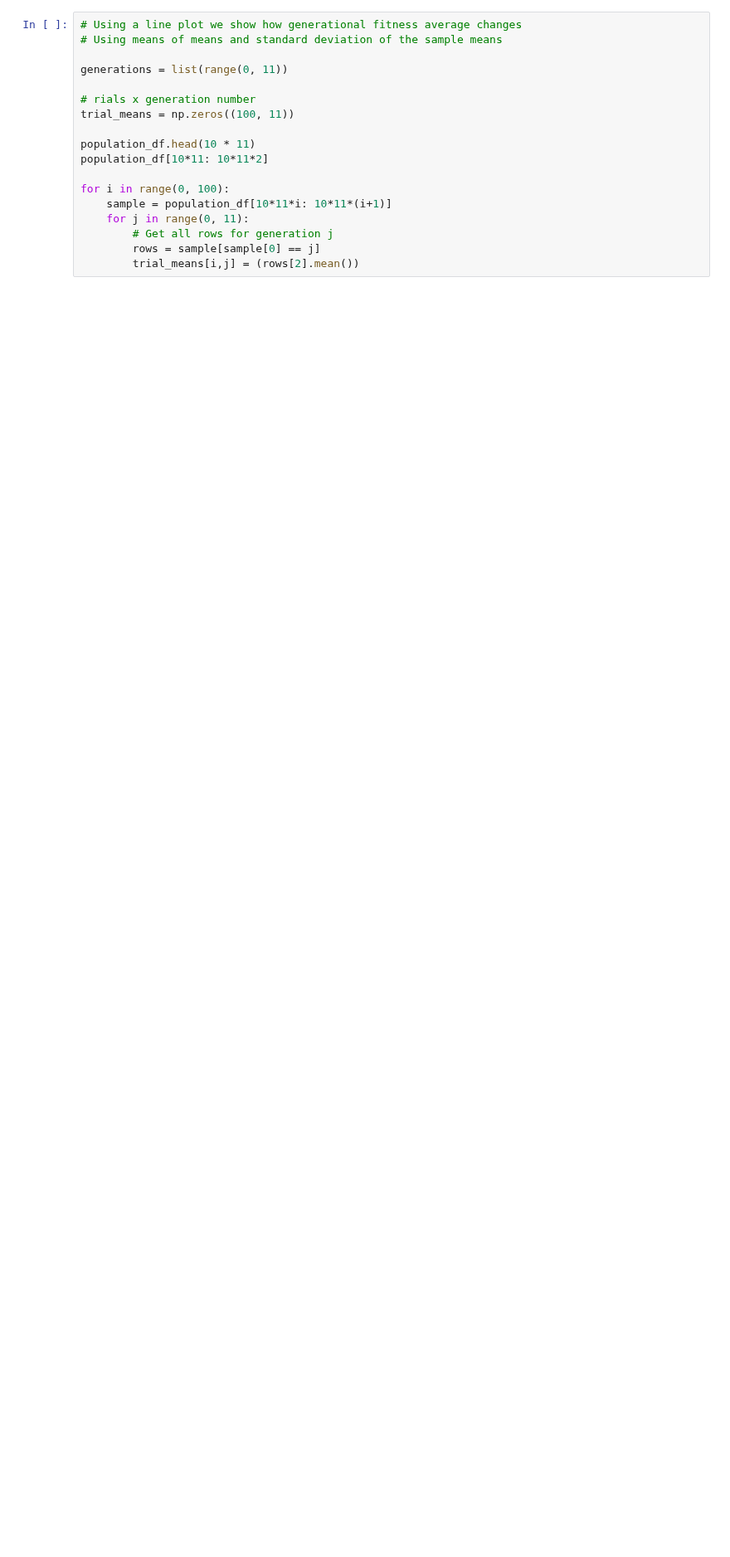
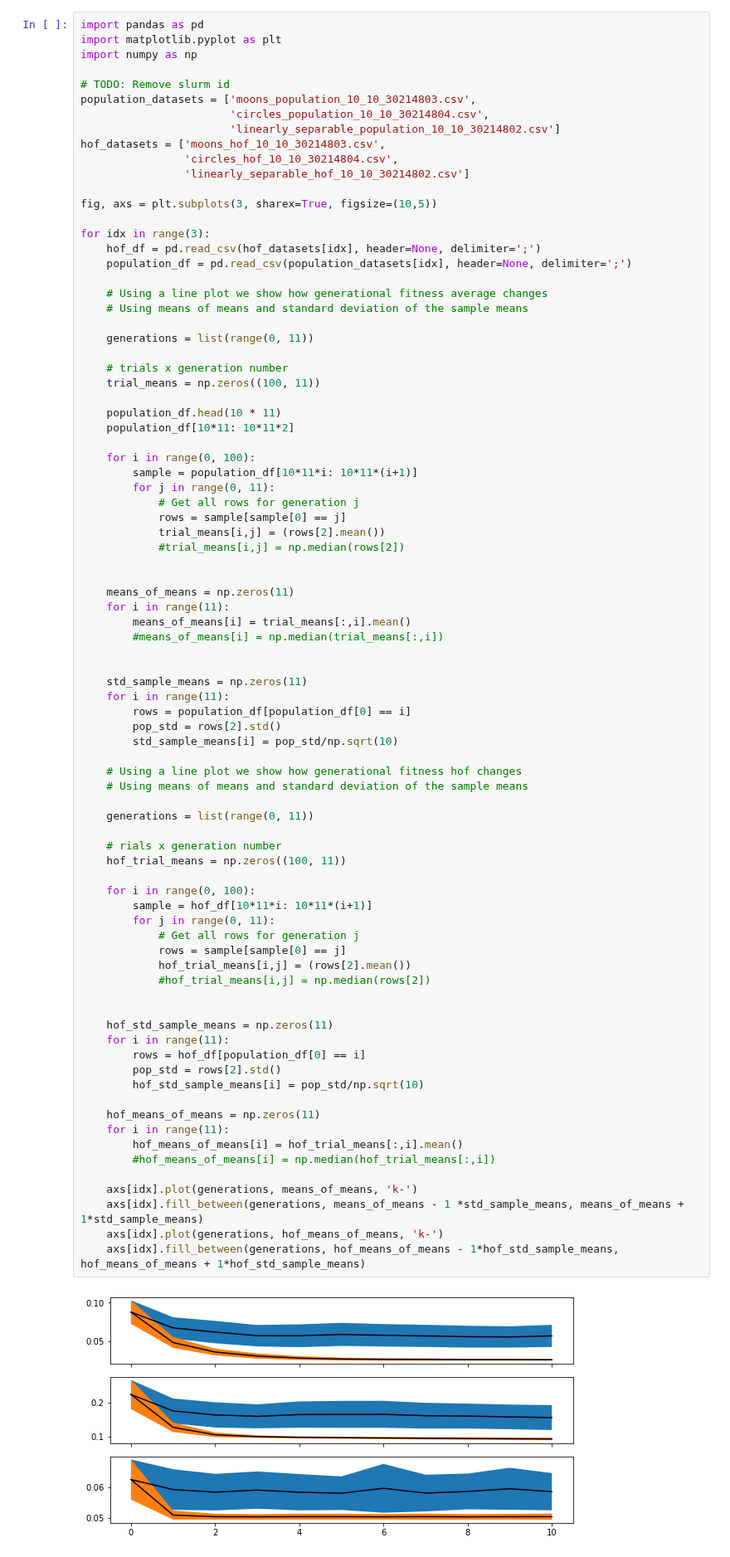
Before and after one commit to see-insight/see-segment, a Jupyter notebook: SEE-Classify Benchmarking.ipynb, the cells around one changed output. Shown at 83% size. Saved outputs shown, nothing was run; the diff lists cells and outputs as text; blank space fills up the shorter version.

```diff
--- a/SEE-Classify Benchmarking.ipynb
+++ b/SEE-Classify Benchmarking.ipynb
@@ -38,18 +41,85 @@ for i in range(11):
 # %%
-# Using a line plot we show how generational fitness average changes
-# Using means of means and standard deviation of the sample means
+import pandas as pd
+import matplotlib.pyplot as plt
+import numpy as np
 
-generations = list(range(0, 11))
+# TODO: Remove slurm id
+population_datasets = ['moons_population_10_10_30214803.csv',
+                       'circles_population_10_10_30214804.csv',
+                       'linearly_separable_population_10_10_30214802.csv']
+hof_datasets = ['moons_hof_10_10_30214803.csv',
+                'circles_hof_10_10_30214804.csv',
+                'linearly_separable_hof_10_10_30214802.csv']
 
-# rials x generation number
-trial_means = np.zeros((100, 11))
+fig, axs = plt.subplots(3, sharex=True, figsize=(10,5))
 
-population_df.head(10 * 11)
-population_df[10*11: 10*11*2]
+for idx in range(3):
+    hof_df = pd.read_csv(hof_datasets[idx], header=None, delimiter=';')
+    population_df = pd.read_csv(population_datasets[idx], header=None, delimiter=';')
 
-for i in range(0, 100):
-    sample = population_df[10*11*i: 10*11*(i+1)]
-    for j in range(0, 11):
-        # Get all rows for generation j
-        rows = sample[sample[0] == j]
-        trial_means[i,j] = (rows[2].mean())
+    # Using a line plot we show how generational fitness average changes
+    # Using means of means and standard deviation of the sample means
+
+    generations = list(range(0, 11))
+
+    # trials x generation number
+    trial_means = np.zeros((100, 11))
+
+    population_df.head(10 * 11)
+    population_df[10*11: 10*11*2]
+
+    for i in range(0, 100):
+        sample = population_df[10*11*i: 10*11*(i+1)]
+        for j in range(0, 11):
+            # Get all rows for generation j
+            rows = sample[sample[0] == j]
+            trial_means[i,j] = (rows[2].mean())
+            #trial_means[i,j] = np.median(rows[2])
+
+
+    means_of_means = np.zeros(11)
+    for i in range(11):
+        means_of_means[i] = trial_means[:,i].mean()
+        #means_of_means[i] = np.median(trial_means[:,i])
+
+
+    std_sample_means = np.zeros(11)
+    for i in range(11):
+        rows = population_df[population_df[0] == i]
+        pop_std = rows[2].std()
+        std_sample_means[i] = pop_std/np.sqrt(10)
+
+    # Using a line plot we show how generational fitness hof changes
+    # Using means of means and standard deviation of the sample means
+
+    generations = list(range(0, 11))
+
+    # rials x generation number
+    hof_trial_means = np.zeros((100, 11))
+
+    for i in range(0, 100):
+        sample = hof_df[10*11*i: 10*11*(i+1)]
+        for j in range(0, 11):
+            # Get all rows for generation j
+            rows = sample[sample[0] == j]
+            hof_trial_means[i,j] = (rows[2].mean())
+            #hof_trial_means[i,j] = np.median(rows[2])
+
+
+    hof_std_sample_means = np.zeros(11)
+    for i in range(11):
+        rows = hof_df[population_df[0] == i]
+        pop_std = rows[2].std()
+        hof_std_sample_means[i] = pop_std/np.sqrt(10)
+
+    hof_means_of_means = np.zeros(11)
+    for i in range(11):
+        hof_means_of_means[i] = hof_trial_means[:,i].mean()
+        #hof_means_of_means[i] = np.median(hof_trial_means[:,i])
+
+    axs[idx].plot(generations, means_of_means, 'k-')
+    axs[idx].fill_between(generations, means_of_means - 1 *std_sample_means, means_of_means + 1*std_sample_means)
+    axs[idx].plot(generations, hof_means_of_means, 'k-')
+    axs[idx].fill_between(generations, hof_means_of_means - 1*hof_std_sample_means, hof_means_of_means + 1*hof_std_sample_means)
+# %% [output]
+[figure, added]
```
Also changed, not shown: parts of 18 cells of this notebook.
